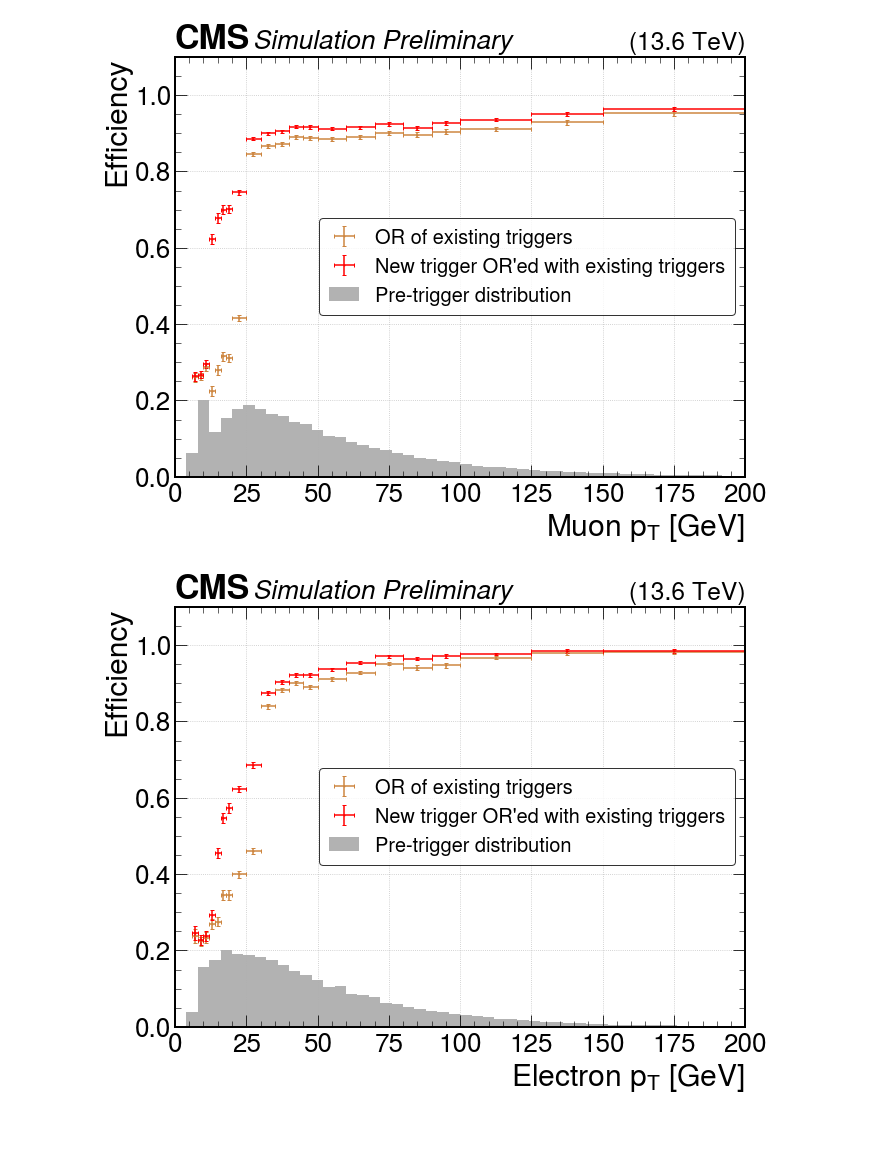
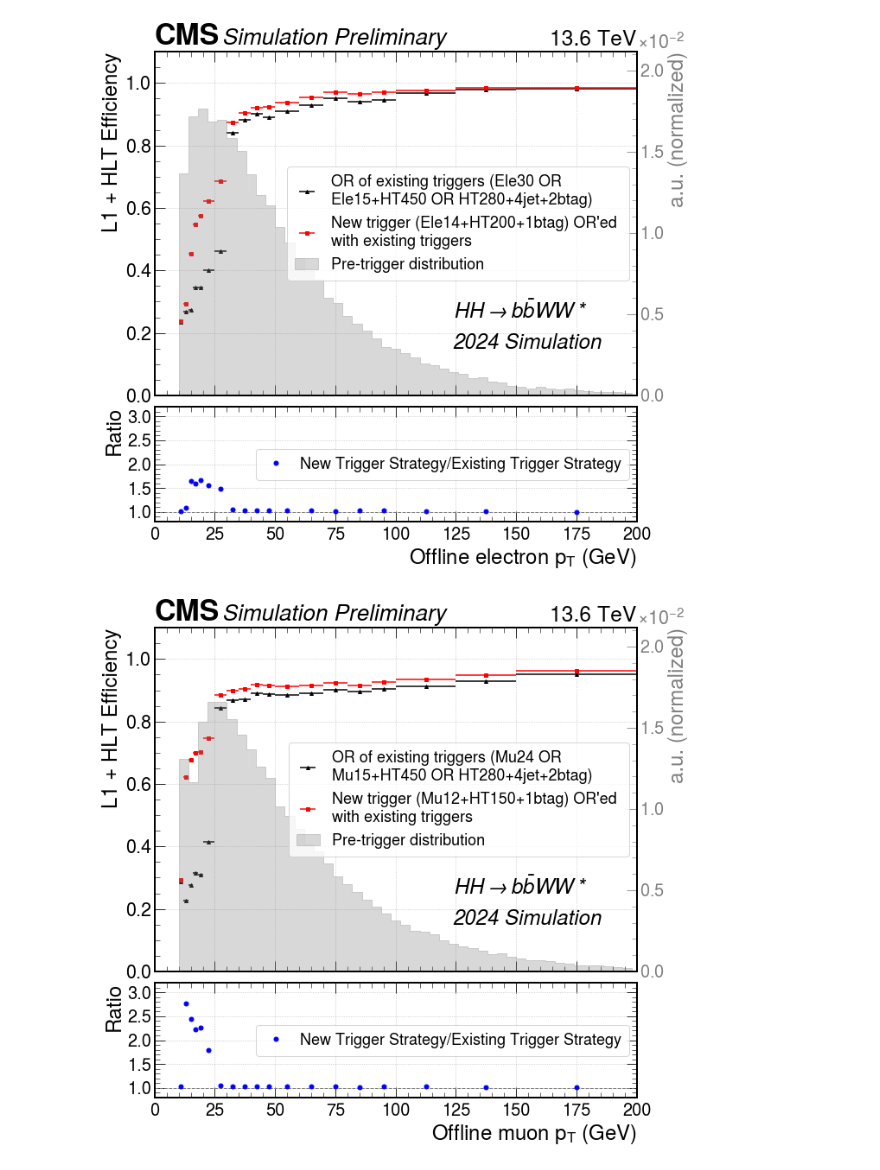
Before and after one commit to antonettprado/hh, a Jupyter notebook: triggers/plot_HLT_effis_cms.ipynb, the cells around one changed output. Saved outputs shown, nothing was run; the diff lists cells and outputs as text; code cells hidden in the pictures; blank space fills up the shorter version.

Commit message:
notebook for trigger plots

```diff
--- a/triggers/plot_HLT_effis_cms.ipynb
+++ b/triggers/plot_HLT_effis_cms.ipynb
@@ -38,7 +36,7 @@ class Selection:
     hist: dict[str, ROOT.TH1] = field(default_factory=dict)
     effi: ROOT.TEfficiency = field(default=None)
     def __post_init__(self):
-        self.hist = {effivar.name: input_file.Get(f'{self.name}_{effivar.name}') for effivar in effivars}
+        self.hist = {effivar.name: self.input_file.Get(f'{self.name}_{effivar.name}') for effivar in effivars}
 # %%
 def extract_tefficiency(teff):
     hist = teff.GetTotalHistogram()
@@ -168,0 +57,7 @@ def plot_e_paths_plt(input_file, outdir, plot_dist: bool):
+# %%
+ylabel = "L1 + HLT Efficiency"
+label_fontsize = 24
+tick_fontsize = 20
+rlabel = "13.6 TeV"
+legend_fontsize = 18
+legend_loc = "center right"
@@ -169,17 +173,15 @@ def plot_e_paths_plt(input_file, outdir, plot_dist: bool):
 # %%
-workdir = Path('/eos/user/a/anunezde/Z_OUTPUT_eos/Triggers_HLT_7GeV')
+hep.style.use("CMS")
+
+workdir = Path('/eos/user/a/anunezde/Z_OUTPUT_eos/Triggers/Triggers_HLT_10GeV')
 signal_file = workdir / 'results' / 'bbWW_sl.root'
 input_file = ROOT.TFile.Open(str(signal_file))
 
-outdir = workdir / 'Effi_plots_w_dist'
-outdir.mkdir(parents=True, exist_ok=True)
-plot_mu_paths_plt(input_file, outdir, plot_dist=True)
-plot_e_paths_plt(input_file, outdir, plot_dist=True)
-
 outdir = workdir / 'Effi_plots'
 outdir.mkdir(parents=True, exist_ok=True)
-plot_mu_paths_plt(input_file, outdir, plot_dist=False)
-plot_e_paths_plt(input_file, outdir, plot_dist=False)
+
+plot_effis_and_ratio(input_file, outdir, 'electron')
+plot_effis_and_ratio(input_file, outdir, 'muon')
 # %% [output]
-[figure, old version]
+[figure, new version]
-[figure, old version]
+[figure, new version]
```
Also changed, not shown: parts of 5 cells of this notebook.
